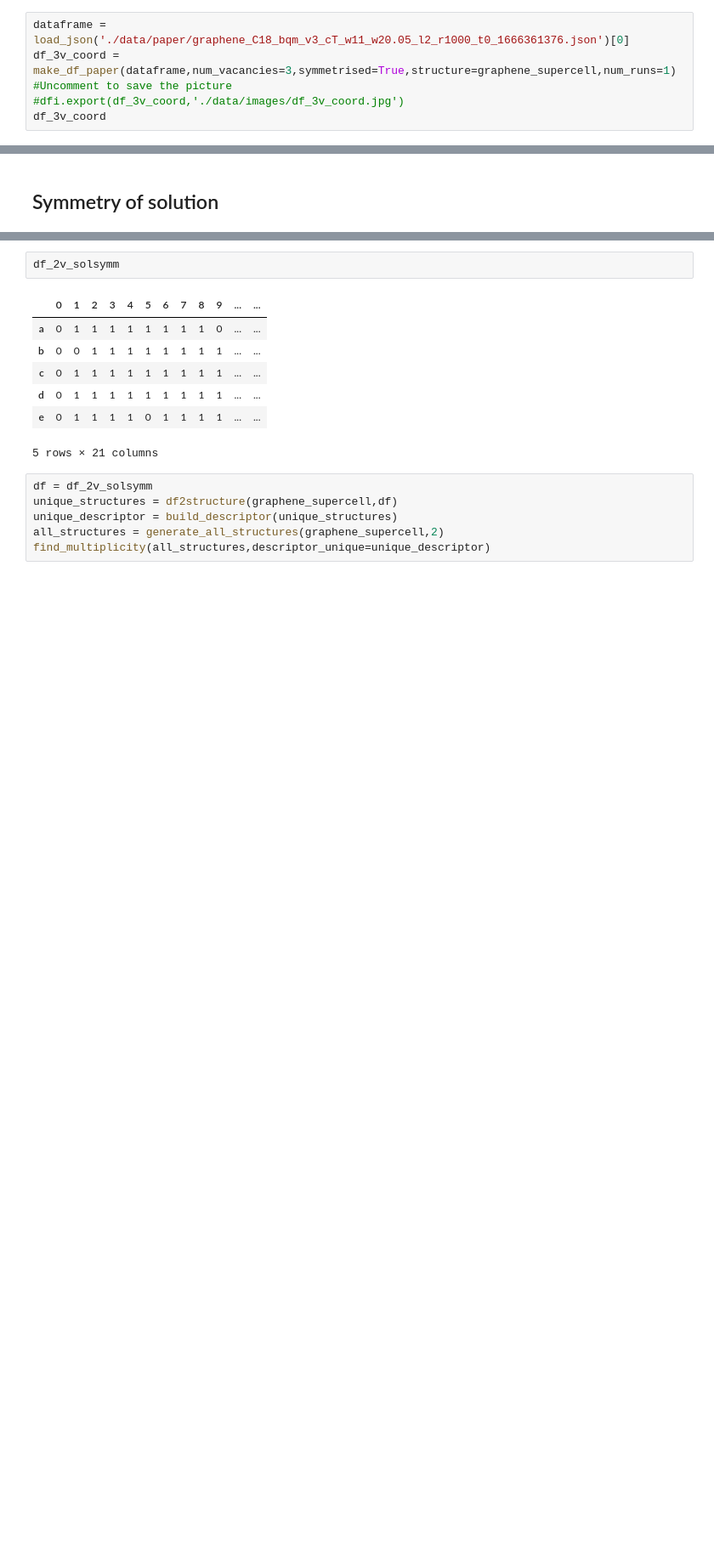
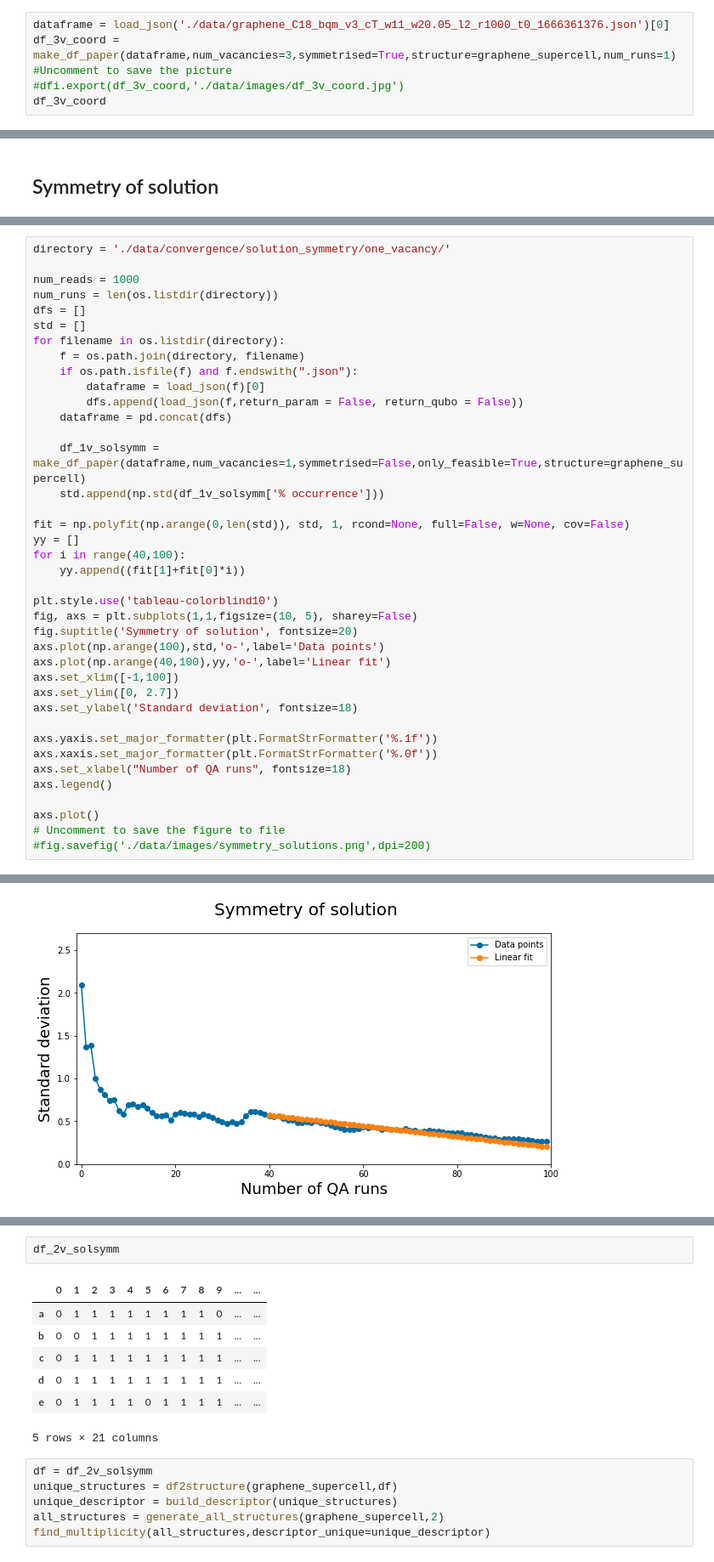
Before and after one commit to cmc-ucl/quantum_computing, a Jupyter notebook: Quantum_computing_and_materials_science/data_analysis.ipynb, the cells around one changed output, grey strips where cells are left out. Shown at 85% size. Drawn from its saved outputs; the diff is of its cells as text; blank space fills up the shorter version.

Commit message:
Reorganise structure of the nb

```diff
--- a/Quantum_computing_and_materials_science/data_analysis.ipynb
+++ b/Quantum_computing_and_materials_science/data_analysis.ipynb
@@ -854,7 +384,7 @@ slurm = write_crystal_files(df_2v_coord,structure,dimensionality=2,slurm_file_cr
 # %% [markdown]
 # DF 3 vac
 # %%
-dataframe = load_json('./data/paper/graphene_C18_bqm_v3_cT_w11_w20.05_l2_r1000_t0_1666361376.json')[0]
+dataframe = load_json('./data/graphene_C18_bqm_v3_cT_w11_w20.05_l2_r1000_t0_1666361376.json')[0]
 df_3v_coord = make_df_paper(dataframe,num_vacancies=3,symmetrised=True,structure=graphene_supercell,num_runs=1)
 #Uncomment to save the picture
 #dfi.export(df_3v_coord,'./data/images/df_3v_coord.jpg')
@@ -909,0 +789,40 @@ NameError: name 'graphene_supercell' is not defined
+# %%
+directory = './data/convergence/solution_symmetry/one_vacancy/'
+
+num_reads = 1000
+num_runs = len(os.listdir(directory))
+dfs = []
+std = []
+for filename in os.listdir(directory):
+    f = os.path.join(directory, filename)
+    if os.path.isfile(f) and f.endswith(".json"):
+        dataframe = load_json(f)[0]
+        dfs.append(load_json(f,return_param = False, return_qubo = False))
+    dataframe = pd.concat(dfs)
+
+    df_1v_solsymm = make_df_paper(dataframe,num_vacancies=1,symmetrised=False,only_feasible=True,structure=graphene_supercell)
+    std.append(np.std(df_1v_solsymm['% occurrence']))
+
+fit = np.polyfit(np.arange(0,len(std)), std, 1, rcond=None, full=False, w=None, cov=False)
+yy = []
+for i in range(40,100):
+    yy.append((fit[1]+fit[0]*i))
+
+plt.style.use('tableau-colorblind10')
+fig, axs = plt.subplots(1,1,figsize=(10, 5), sharey=False)
+fig.suptitle('Symmetry of solution', fontsize=20)
+axs.plot(np.arange(100),std,'o-',label='Data points')
+axs.plot(np.arange(40,100),yy,'o-',label='Linear fit')
+axs.set_xlim([-1,100])
+axs.set_ylim([0, 2.7])
+axs.set_ylabel('Standard deviation', fontsize=18)
+
+axs.yaxis.set_major_formatter(plt.FormatStrFormatter('%.1f'))
+axs.xaxis.set_major_formatter(plt.FormatStrFormatter('%.0f'))
+axs.set_xlabel("Number of QA runs", fontsize=18)
+axs.legend()
+
+axs.plot()
+# Uncomment to save the figure to file
+#fig.savefig('./data/images/symmetry_solutions.png',dpi=200)
+# %% [output]
@@ -909,0 +830 @@ NameError: name 'graphene_supercell' is not defined
+[figure, added]
```
Also changed, not shown: parts of 95 cells of this notebook.
